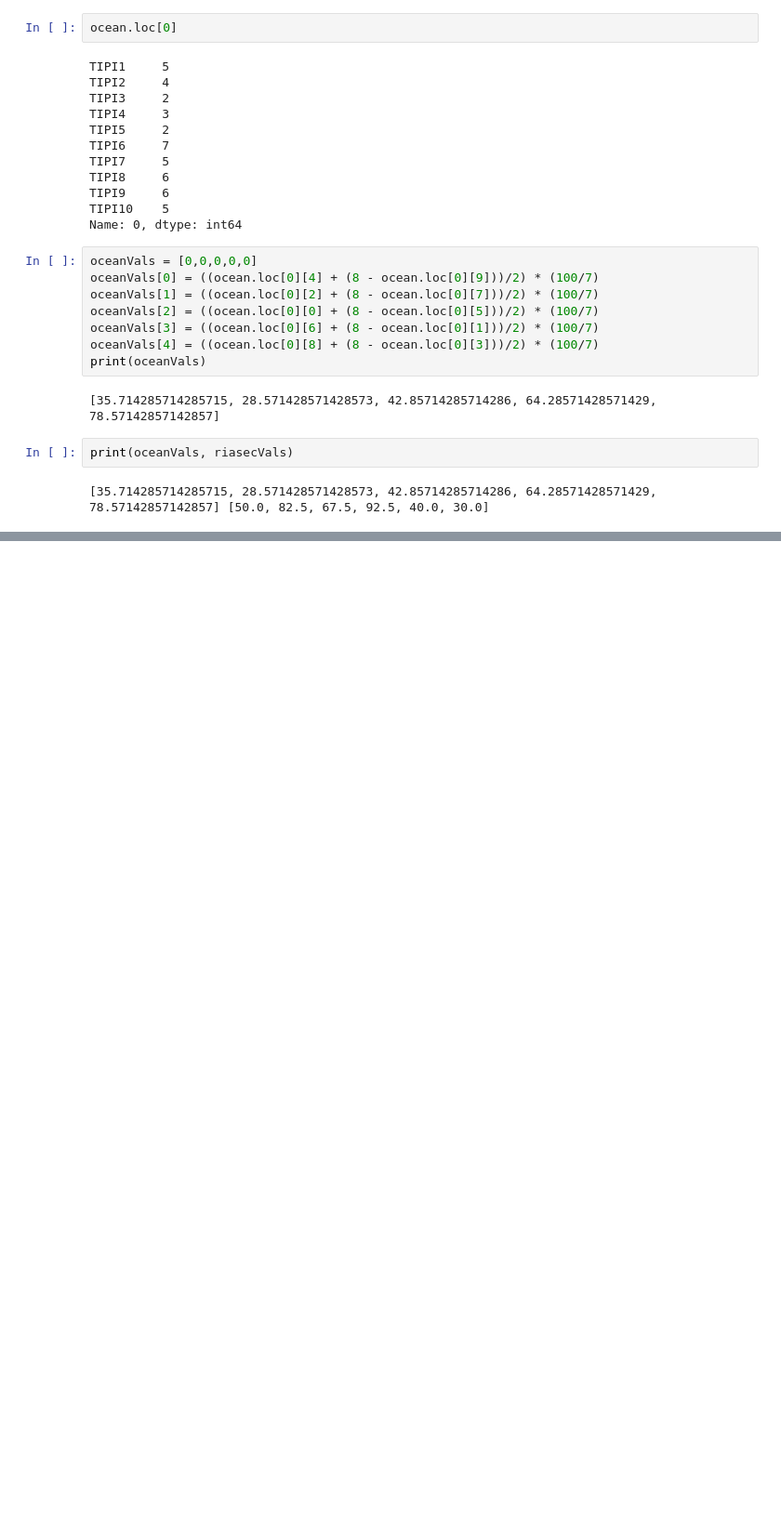
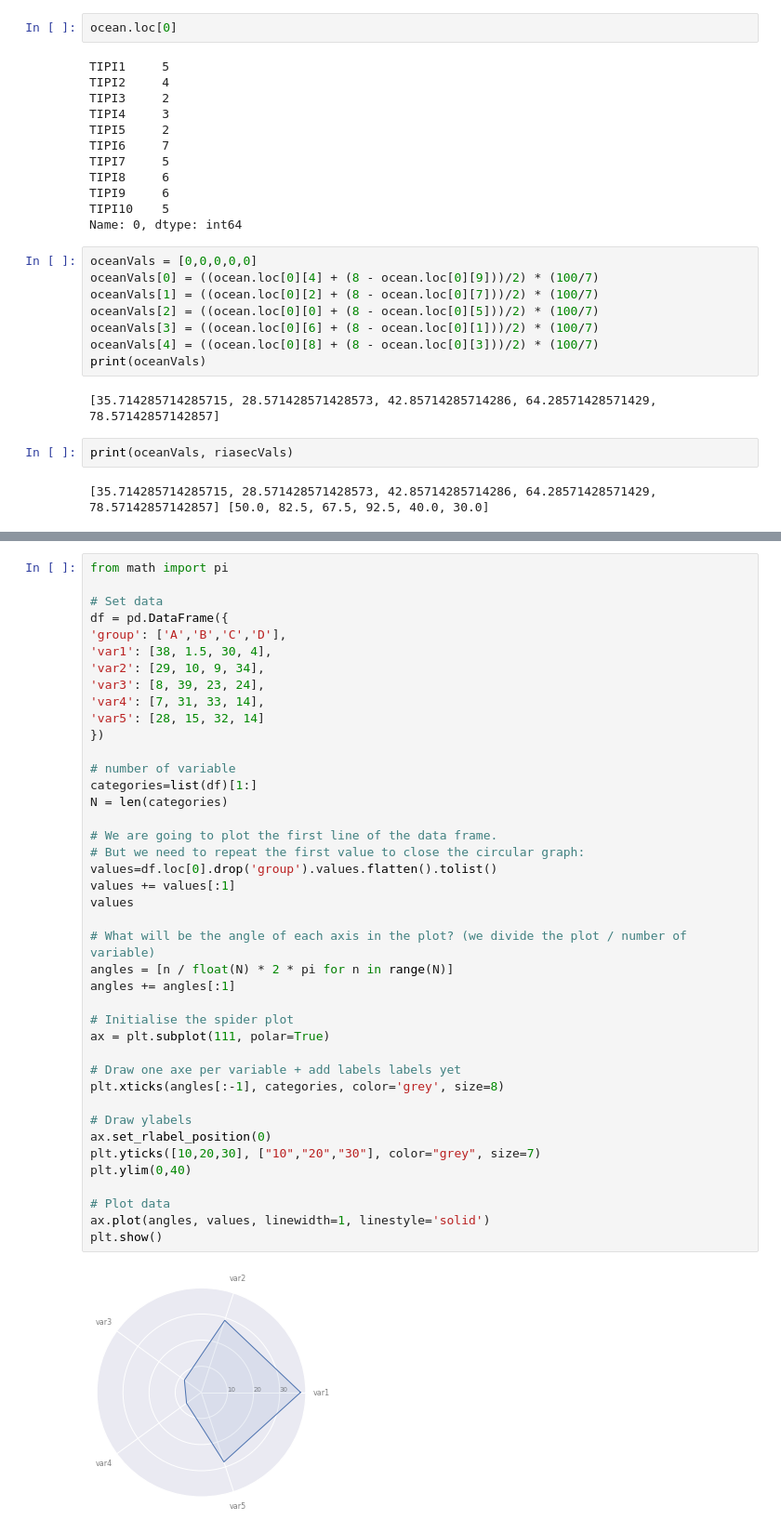
Before and after one commit to afrahaamer/3PAI, a Jupyter notebook: 3PAI Resources/OpenPsych RIASEC/RIASEC_OCEAN_correlate.ipynb, the cells around one changed output, grey strips where cells are left out. Shown: that part at 93% size. Cells and saved outputs as stored; diff of their text form; blank space fills up the shorter version.

Commit message:
Cleaned some data

```diff
--- a/3PAI Resources/OpenPsych RIASEC/RIASEC_OCEAN_correlate.ipynb
+++ b/3PAI Resources/OpenPsych RIASEC/RIASEC_OCEAN_correlate.ipynb
@@ -129,0 +164,43 @@ plt.show()
+# %%
+from math import pi
+
+# Set data
+df = pd.DataFrame({
+'group': ['A','B','C','D'],
+'var1': [38, 1.5, 30, 4],
+'var2': [29, 10, 9, 34],
+'var3': [8, 39, 23, 24],
+'var4': [7, 31, 33, 14],
+'var5': [28, 15, 32, 14]
+})
+
+# number of variable
+categories=list(df)[1:]
+N = len(categories)
+
+# We are going to plot the first line of the data frame.
+# But we need to repeat the first value to close the circular graph:
+values=df.loc[0].drop('group').values.flatten().tolist()
+values += values[:1]
+values
+
+# What will be the angle of each axis in the plot? (we divide the plot / number of variable)
+angles = [n / float(N) * 2 * pi for n in range(N)]
+angles += angles[:1]
+
+# Initialise the spider plot
+ax = plt.subplot(111, polar=True)
+
+# Draw one axe per variable + add labels labels yet
+plt.xticks(angles[:-1], categories, color='grey', size=8)
+
+# Draw ylabels
+ax.set_rlabel_position(0)
+plt.yticks([10,20,30], ["10","20","30"], color="grey", size=7)
+plt.ylim(0,40)
+
+# Plot data
+ax.plot(angles, values, linewidth=1, linestyle='solid')
+plt.show()
+# %% [output]
+[figure, added]
```
Also changed, not shown: parts of 23 cells of this notebook, 1 other file.
